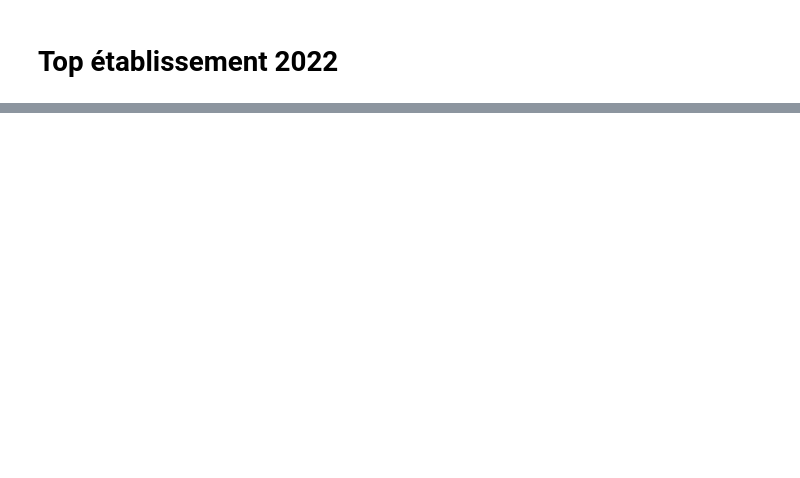
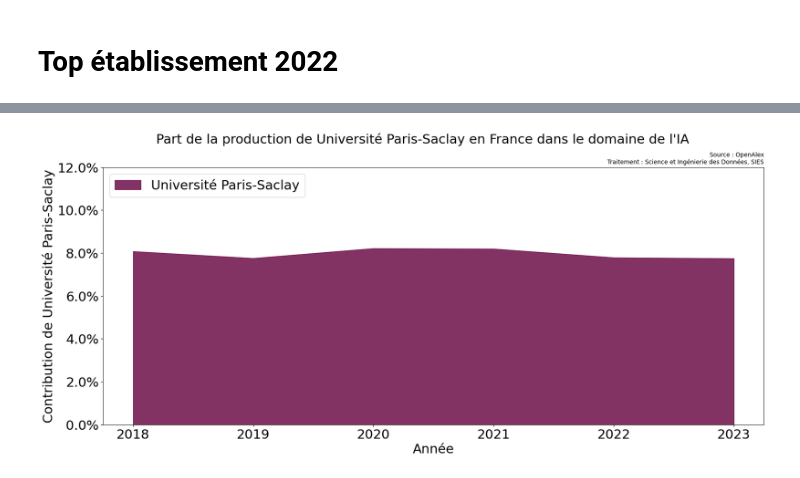
Before and after one commit to dataesr/ia-tracker, a Jupyter notebook: notebooks/OpenAlexWithEtab.ipynb, the cells around one changed output, grey strips where cells are left out. Saved outputs shown, nothing was run; the diff lists cells and outputs as text; code cells hidden in the pictures; blank space fills up the shorter version.

```diff
--- a/notebooks/OpenAlexWithEtab.ipynb
+++ b/notebooks/OpenAlexWithEtab.ipynb
@@ -186,0 +262,34 @@ for i in range(len(top_etab_filtered)):
+# %%
+def make_graph_share_year(current_etab, agg = True):
+    if current_etab in color_dict:
+        color = color_dict[current_etab]
+    else:
+        color='grey'
+    current_df = df_rgp[df_rgp.id_paysage_RGP == current_etab ]
+    if agg == False:
+        current_df = df_raw[df_raw.uo_lib == current_etab ]
+    current_df = current_df[2015<=current_df.year]
+    #return current_df
+    years = current_df.year.to_list()
+    shares = current_df.fr_share.to_list()
+    #shares_complement = [1-k for k in shares]
+
+    fig, ax = plt.subplots(figsize=(20,8), dpi=100)
+
+    ax.stackplot(years, [shares],
+                 labels=[current_etab], alpha=0.8, color=[color])
+    ax.legend(loc='upper left')
+
+    plt.suptitle(f"Part de la production de {current_etab} en France dans le domaine de l'IA")
+    plt.title('Source : OpenAlex\nTraitement : Science et Ingénierie des Données, SIES', size=10, loc='right')
+    ax.set_subplotspec
+    ax.set_xlabel('Année')
+    ax.yaxis.set_major_formatter(mtick.PercentFormatter())
+    ax.set_ylabel(f"Contribution de {current_etab}")
+    ax.set_ylim(0, 12)
+
+    plt.show()
+# %%
+make_graph_share_year('Université Paris-Saclay')
+# %% [output]
+[figure, added]
```
Also changed, not shown: parts of 21 cells of this notebook, 2 other files.
